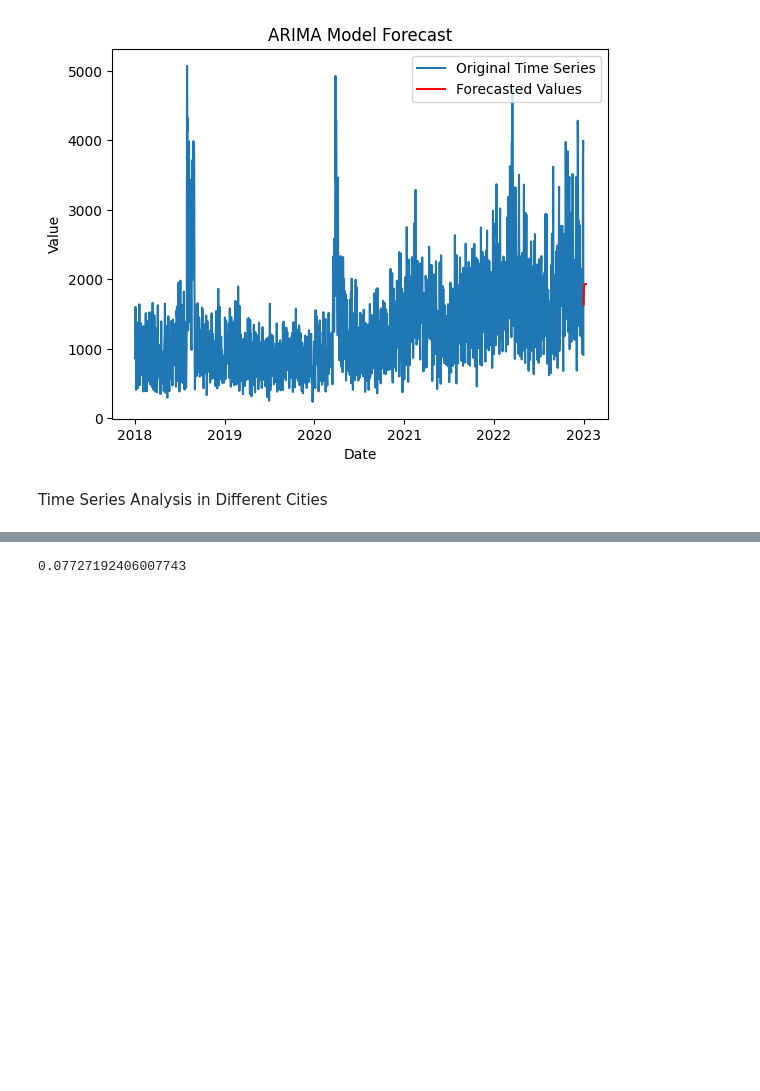
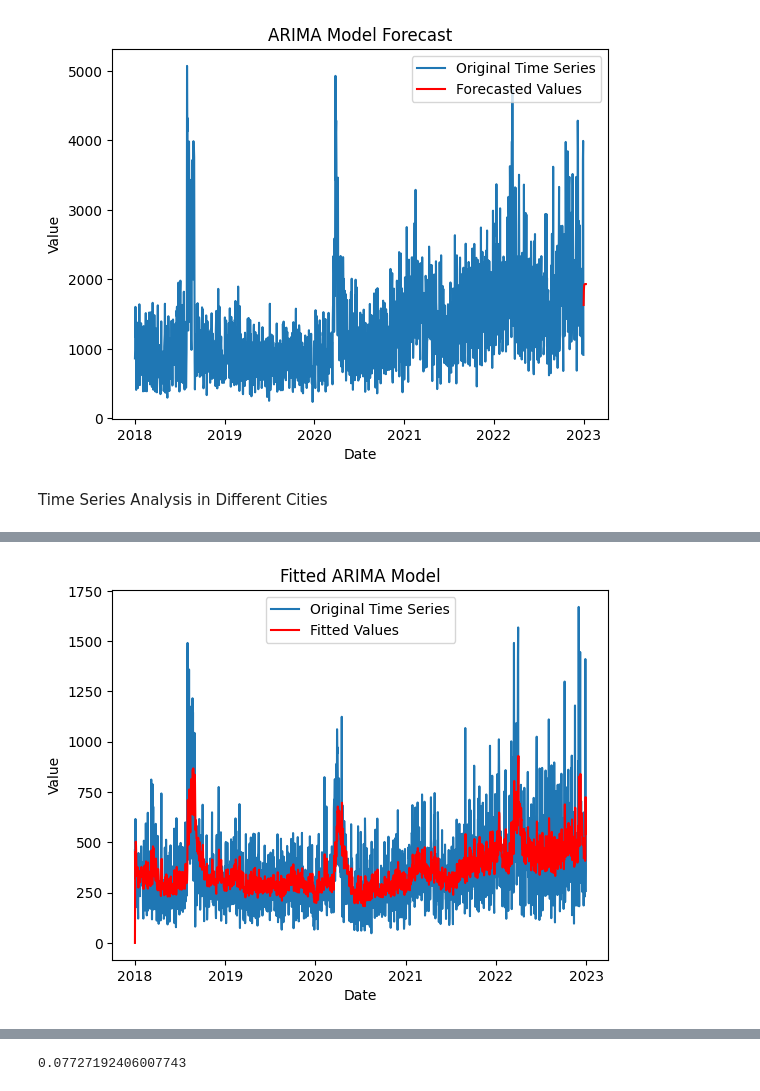
Before and after one commit to t-shah02/vanml-hacks-2023, a Jupyter notebook: notebooks/preprocessing.ipynb, the cells around one changed output, grey strips where cells are left out. Saved outputs shown, nothing was run; the diff lists cells and outputs as text; code cells hidden in the pictures; blank space fills up the shorter version.

Commit message:
add time series analysis van

```diff
--- a/notebooks/preprocessing.ipynb
+++ b/notebooks/preprocessing.ipynb
@@ -457,0 +400,21 @@ See the caveats in the documentation: https://pandas.pydata.org/pandas-docs/stab
+# %%
+def ts_pre(df):
+    df=df[['DateStart','CallLength']]
+    df['DateStart'] = pd.to_datetime(df['DateStart'])
+    df=df.groupby('DateStart').sum('CallLength')
+    return df
+# %%
+ts_van=ts_pre(van)
+#ts_bby = pd.Series(ts_bby['CallLength'].values,index=ts_bby.index)
+# Fit an ARIMA model
+order = (1, 1, 1)  # Replace with appropriate order (p, d, q)
+model = ARIMA(ts_van, order=order)
+results = model.fit()
+
+forecast_index = pd.date_range(start="1/1/2023", periods=forecast_steps, freq='D')
+
+# Forecast future values
+forecast_steps = 10  # Number of steps to forecast ahead
+forecast = results.get_forecast(steps=forecast_steps)
+#forecast_series = pd.Series(, index=forecast_index)
+forecast.predicted_mean
@@ -457,0 +438,10 @@ See the caveats in the documentation: https://pandas.pydata.org/pandas-docs/stab
+# %%
+plt.plot(ts_van, label='Original Time Series')
+plt.plot(results.fittedvalues, color='red', label='Fitted Values')
+plt.legend()
+plt.xlabel('Date')
+plt.ylabel('Value')
+plt.title('Fitted ARIMA Model')
+plt.show()
+# %% [output]
+[figure, added]
```
Also changed, not shown: parts of 7 cells of this notebook.
